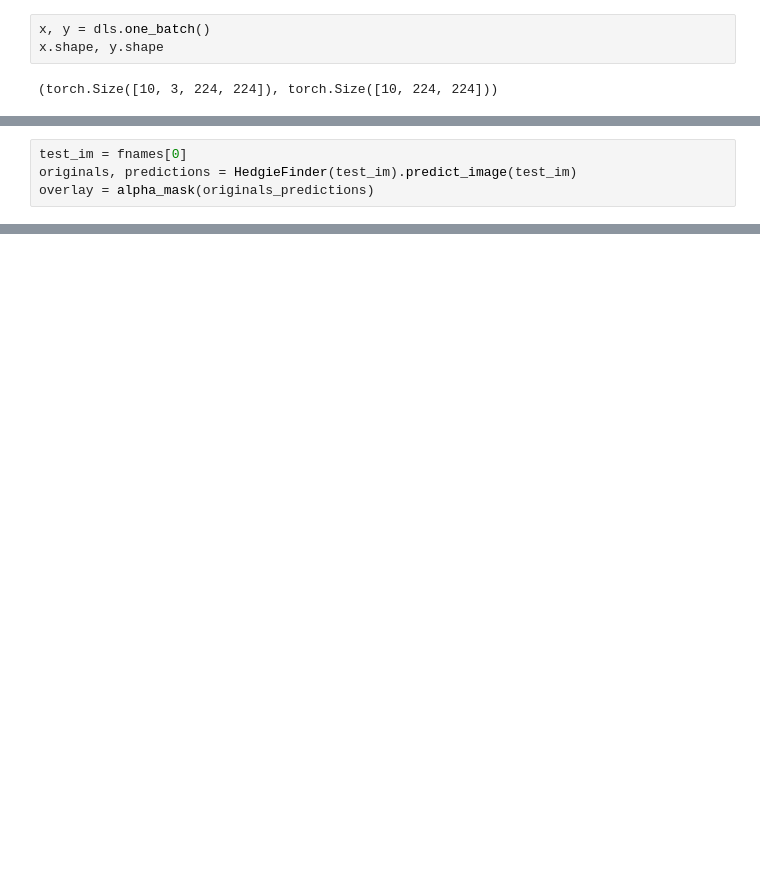
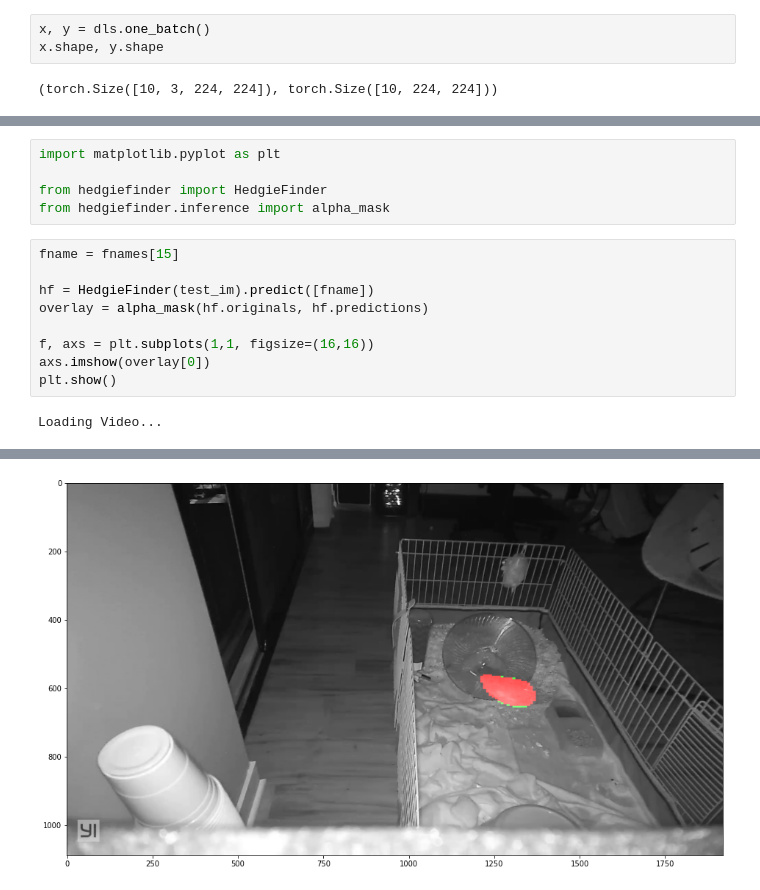
Before and after one commit to bnel1201/hog_finder, a Jupyter notebook: notebooks/segmentation_train.ipynb, the cells around one changed output, grey strips where cells are left out. Drawn from its saved outputs; the diff is of its cells as text; blank space fills up the shorter version.

```diff
--- a/notebooks/segmentation_train.ipynb
+++ b/notebooks/segmentation_train.ipynb
@@ -93,4 +88,0 @@ from hedgiefinder import HedgieFinder, alpha_mask
-# %%
-test_im = fnames[0]
-originals, predictions = HedgieFinder(test_im).predict_image(test_im)
-overlay = alpha_mask(originals_predictions)
@@ -135,0 +89,16 @@ show_res(fnames[25])
+# %%
+import matplotlib.pyplot as plt
+
+from hedgiefinder import HedgieFinder
+from hedgiefinder.inference import alpha_mask
+# %%
+fname = fnames[15]
+
+hf = HedgieFinder(test_im).predict([fname])
+overlay = alpha_mask(hf.originals, hf.predictions)
+
+f, axs = plt.subplots(1,1, figsize=(16,16))
+axs.imshow(overlay[0])
+plt.show()
+# %% [output]
+Loading Video...
@@ -135,0 +106 @@ show_res(fnames[25])
+[figure, added]
```
Also changed, not shown: parts of 10 cells of this notebook, 2 other files.
